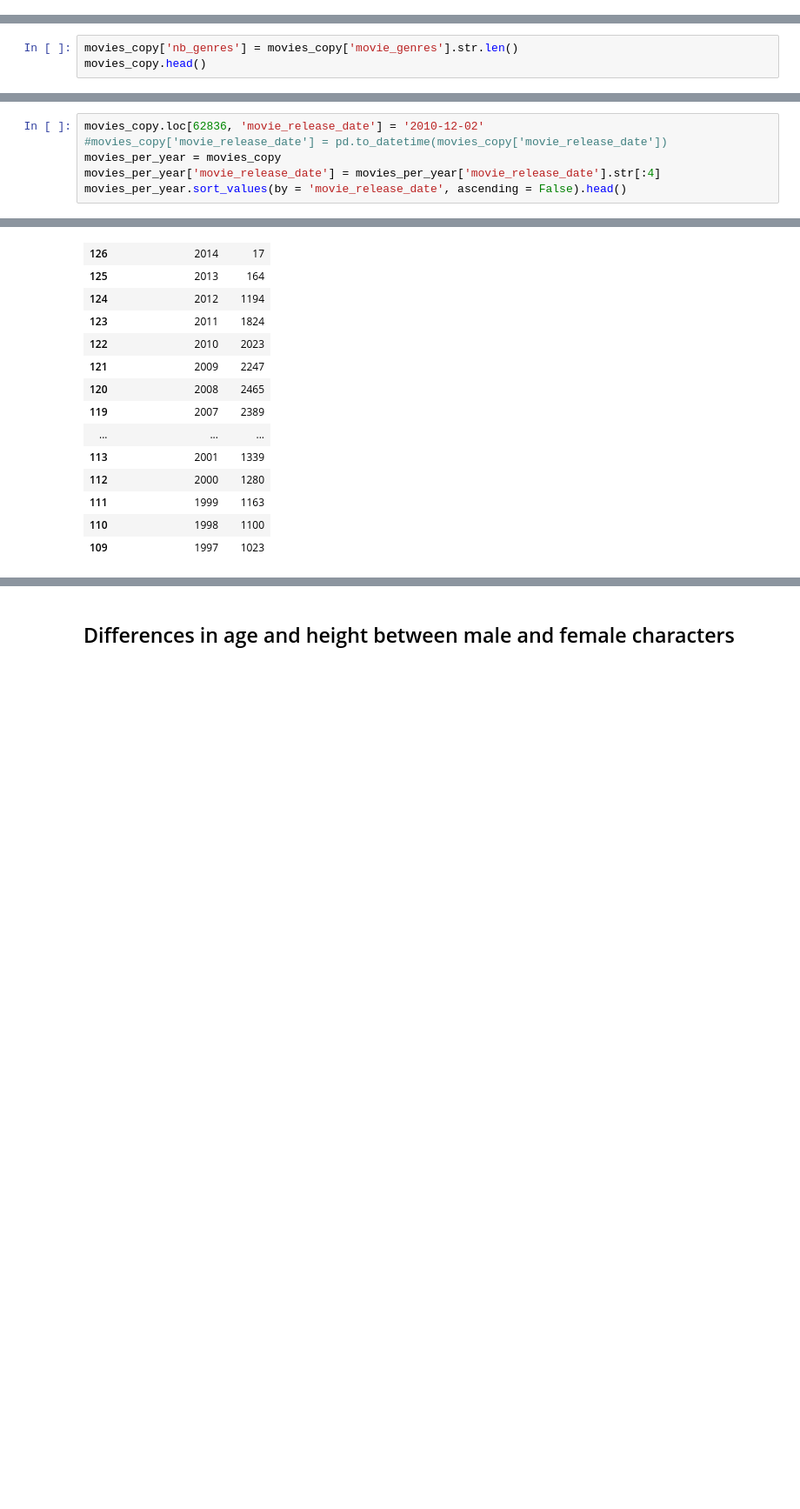
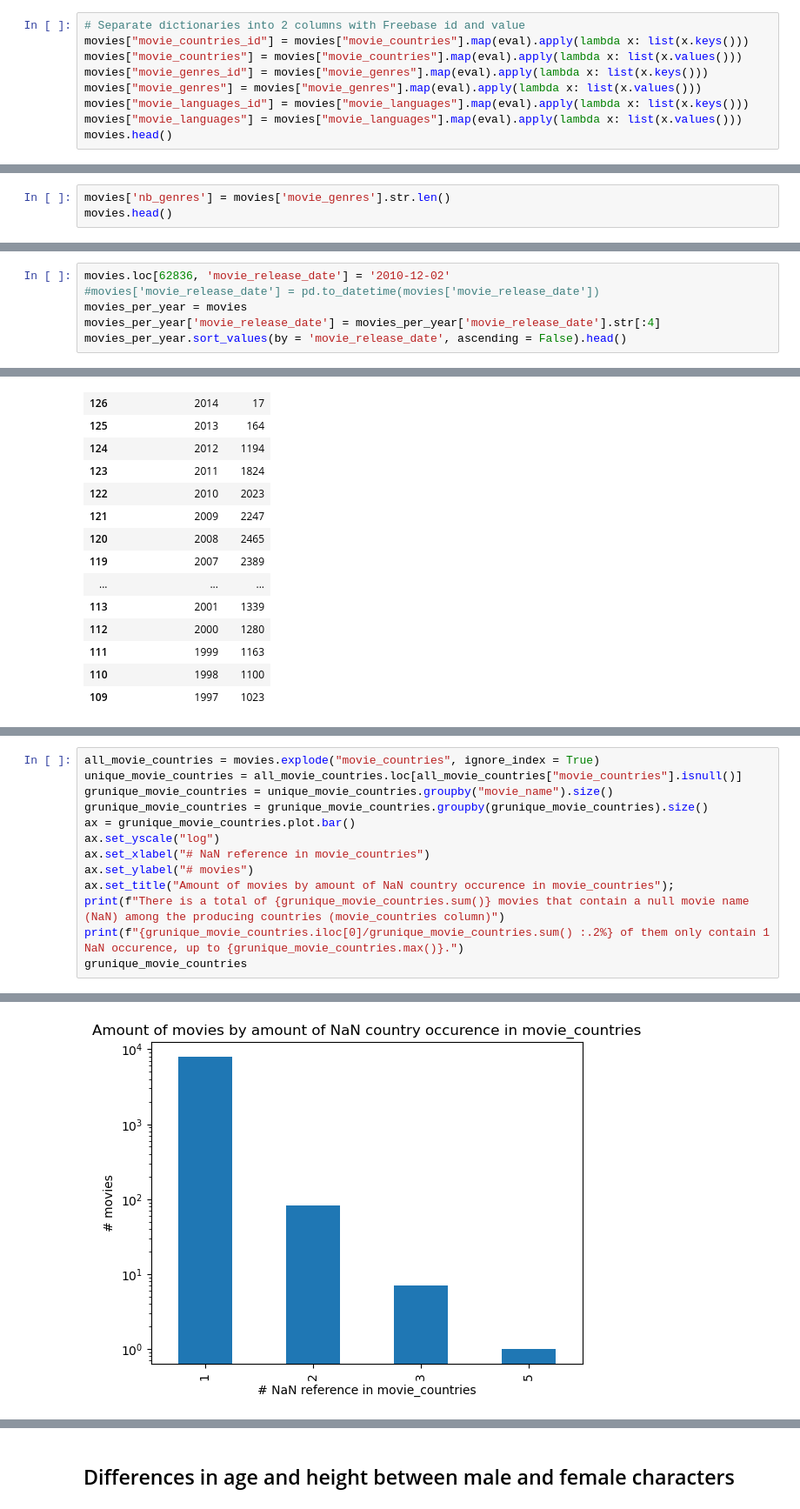
Before and after one commit to epfl-ada/ada-2022-project-armada, a Jupyter notebook: P2.ipynb, the cells around one changed output, grey strips where cells are left out. Shown at 87% size. Drawn from its saved outputs; the diff is of its cells as text; blank space fills up the shorter version.

```diff
--- a/P2.ipynb
+++ b/P2.ipynb
@@ -42,0 +46,9 @@ movies.head()
+# %%
+# Separate dictionaries into 2 columns with Freebase id and value
+movies["movie_countries_id"] = movies["movie_countries"].map(eval).apply(lambda x: list(x.keys()))
+movies["movie_countries"] = movies["movie_countries"].map(eval).apply(lambda x: list(x.values()))
+movies["movie_genres_id"] = movies["movie_genres"].map(eval).apply(lambda x: list(x.keys()))
+movies["movie_genres"] = movies["movie_genres"].map(eval).apply(lambda x: list(x.values()))
+movies["movie_languages_id"] = movies["movie_languages"].map(eval).apply(lambda x: list(x.keys()))
+movies["movie_languages"] = movies["movie_languages"].map(eval).apply(lambda x: list(x.values()))
+movies.head()
@@ -84,8 +89,8 @@ movies_copy.head()
 # %% [markdown]
 Here we will add a count of genre by row to see how many genres each movies has.
 # %%
-movies_copy['nb_genres'] = movies_copy['movie_genres'].str.len()
-movies_copy.head()
+movies['nb_genres'] = movies['movie_genres'].str.len()
+movies.head()
 # %% [output]
 |  | wiki_movie_ID | freebase_movie_ID | movie_name | movie_release_date | movie_box_off_rev | movie_runtime | ... |
 | 0 | 975900 | /m/03vyhn | Ghosts of Mars | 2001-08-24 | 14010832.0 | 98.0 | ... |
@@ -170,8 +185,8 @@ nb_genres                                                             4
 Name: 62836, dtype: object
 # %%
-movies_copy.loc[62836, 'movie_release_date'] = '2010-12-02'
-#movies_copy['movie_release_date'] = pd.to_datetime(movies_copy['movie_release_date'])
-movies_per_year = movies_copy
+movies.loc[62836, 'movie_release_date'] = '2010-12-02'
+#movies['movie_release_date'] = pd.to_datetime(movies['movie_release_date'])
+movies_per_year = movies
 movies_per_year['movie_release_date'] = movies_per_year['movie_release_date'].str[:4]
 movies_per_year.sort_values(by = 'movie_release_date', ascending = False).head()
 # %% [output]
@@ -265,0 +324,14 @@ According to the following graph made with IMDB dataset, the behavior of the num
+# %%
+all_movie_countries = movies.explode("movie_countries", ignore_index = True)
+unique_movie_countries = all_movie_countries.loc[all_movie_countries["movie_countries"].isnull()]
+grunique_movie_countries = unique_movie_countries.groupby("movie_name").size()
+grunique_movie_countries = grunique_movie_countries.groupby(grunique_movie_countries).size()
+ax = grunique_movie_countries.plot.bar()
+ax.set_yscale("log")
+ax.set_xlabel("# NaN reference in movie_countries")
+ax.set_ylabel("# movies")
+ax.set_title("Amount of movies by amount of NaN country occurence in movie_countries");
+print(f"There is a total of {grunique_movie_countries.sum()} movies that contain a null movie name (NaN) among the producing countries (movie_countries column)")
+print(f"{grunique_movie_countries.iloc[0]/grunique_movie_countries.sum() :.2%} of them only contain 1 NaN occurence, up to {grunique_movie_countries.max()}.")
+grunique_movie_countries
+# %% [output]
@@ -265,0 +345 @@ According to the following graph made with IMDB dataset, the behavior of the num
+[figure, added]
```
Also changed, not shown: parts of 32 cells of this notebook.
